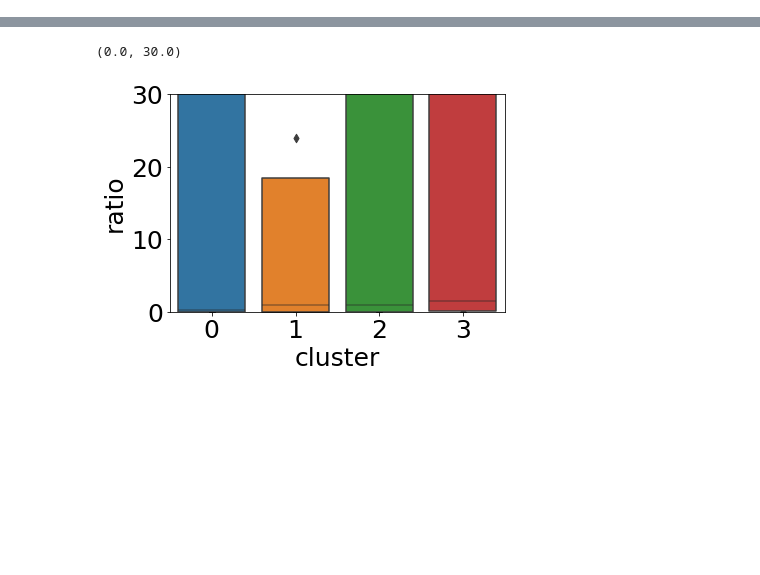
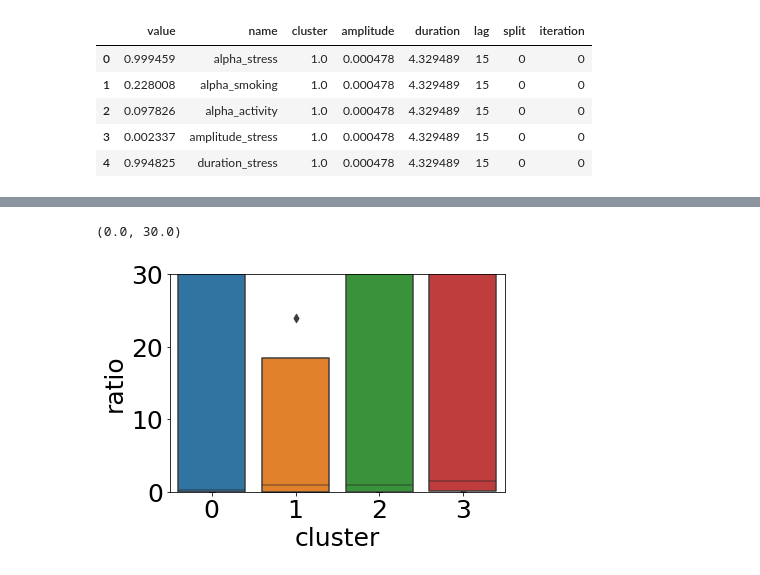
Before and after one commit to aungkonazim/mrisk, a Jupyter notebook: v2_train_lstm_with_event_encoded.ipynb, the cells around one changed output, grey strips where cells are left out. Cells and saved outputs as stored; diff of their text form; code cells hidden in the pictures; blank space fills up the shorter version.

```diff
--- a/v2_train_lstm_with_event_encoded.ipynb
+++ b/v2_train_lstm_with_event_encoded.ipynb
@@ -421,0 +441,10 @@ Epoch 00082: early stopping
+# %%
+import seaborn as sns
+df.head()
+# %% [output]
+|  | value | name | cluster | amplitude | duration | lag | split | iteration |
+| 0 | 0.999459 | alpha_stress | 1.0 | 0.000478 | 4.329489 | 15 | 0 | 0 |
+| 1 | 0.228008 | alpha_smoking | 1.0 | 0.000478 | 4.329489 | 15 | 0 | 0 |
+| 2 | 0.097826 | alpha_activity | 1.0 | 0.000478 | 4.329489 | 15 | 0 | 0 |
+| 3 | 0.002337 | amplitude_stress | 1.0 | 0.000478 | 4.329489 | 15 | 0 | 0 |
+| 4 | 0.994825 | duration_stress | 1.0 | 0.000478 | 4.329489 | 15 | 0 | 0 |
```
Also changed, not shown: parts of 12 cells of this notebook, 3 other files.
